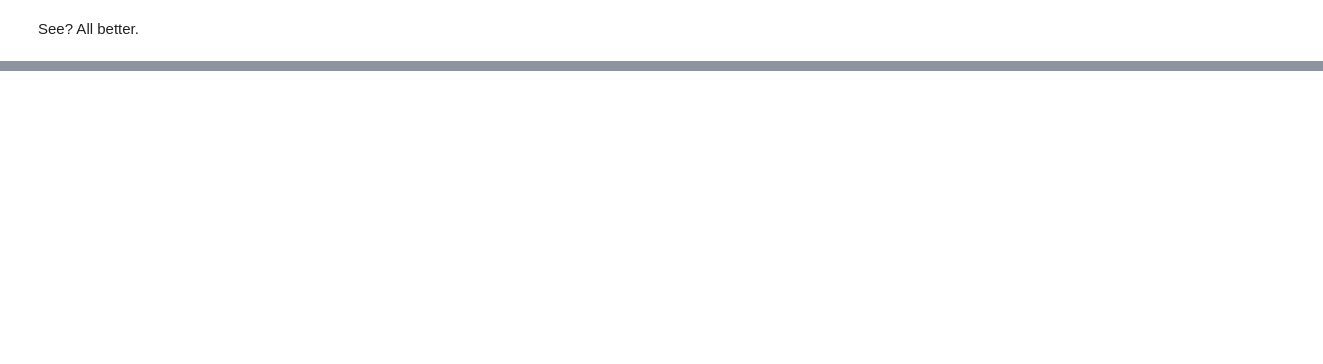
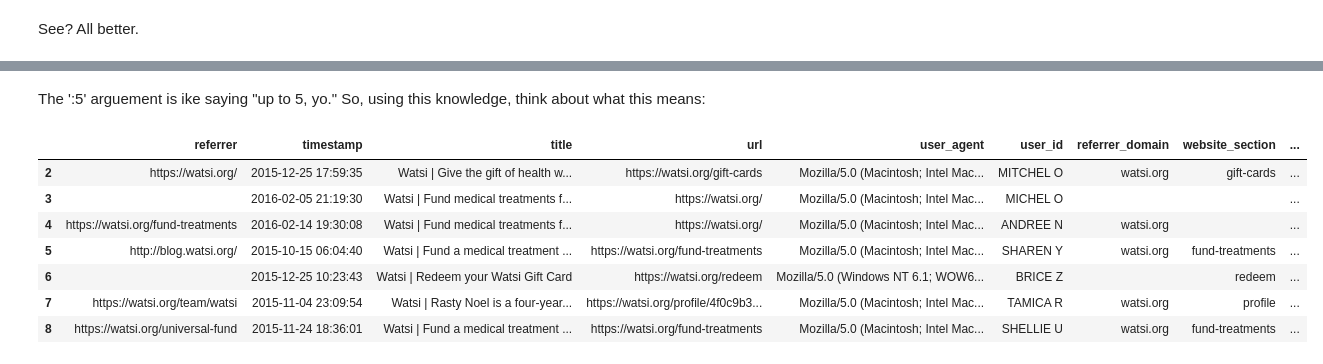
Before and after one commit to nellac77/gitfunkhouse, a Jupyter notebook: mode/Python Basics.ipynb, the cells around one changed output, grey strips where cells are left out. Drawn from its saved outputs; the diff is of its cells as text; code cells hidden in the pictures; blank space fills up the shorter version.

Commit message:
Add more verbiage and code for using a DataFrame

```diff
--- a/mode/Python Basics.ipynb
+++ b/mode/Python Basics.ipynb
@@ -420,0 +504,13 @@ See? All better.
+# %% [markdown]
+The ':5' arguement is ike saying "up to 5, yo." So, using this knowledge, think about what this means:
+# %%
+data[2:9]
+# %% [output]
+|  | referrer | timestamp | title | url | user_agent | user_id | referrer_domain | website_section | ... |
+| 2 | https://watsi.org/ | 2015-12-25 17:59:35 | Watsi | Give the gift of health w... | https://watsi.org/gift-cards | Mozilla/5.0 (Macintosh; Intel Mac... | MITCHEL O | watsi.org | gift-cards | ... |
+| 3 |  | 2016-02-05 21:19:30 | Watsi | Fund medical treatments f... | https://watsi.org/ | Mozilla/5.0 (Macintosh; Intel Mac... | MICHEL O |  |  | ... |
+| 4 | https://watsi.org/fund-treatments | 2016-02-14 19:30:08 | Watsi | Fund medical treatments f... | https://watsi.org/ | Mozilla/5.0 (Macintosh; Intel Mac... | ANDREE N | watsi.org |  | ... |
+| 5 | http://blog.watsi.org/ | 2015-10-15 06:04:40 | Watsi | Fund a medical treatment ... | https://watsi.org/fund-treatments | Mozilla/5.0 (Macintosh; Intel Mac... | SHAREN Y | watsi.org | fund-treatments | ... |
+| 6 |  | 2015-12-25 10:23:43 | Watsi | Redeem your Watsi Gift Card | https://watsi.org/redeem | Mozilla/5.0 (Windows NT 6.1; WOW6... | BRICE Z |  | redeem | ... |
+| 7 | https://watsi.org/team/watsi | 2015-11-04 23:09:54 | Watsi | Rasty Noel is a four-year... | https://watsi.org/profile/4f0c9b3... | Mozilla/5.0 (Macintosh; Intel Mac... | TAMICA R | watsi.org | profile | ... |
+| 8 | https://watsi.org/universal-fund | 2015-11-24 18:36:01 | Watsi | Fund a medical treatment ... | https://watsi.org/fund-treatments | Mozilla/5.0 (Macintosh; Intel Mac... | SHELLIE U | watsi.org | fund-treatments | ... |
```
Also changed, not shown: parts of 15 cells of this notebook.
